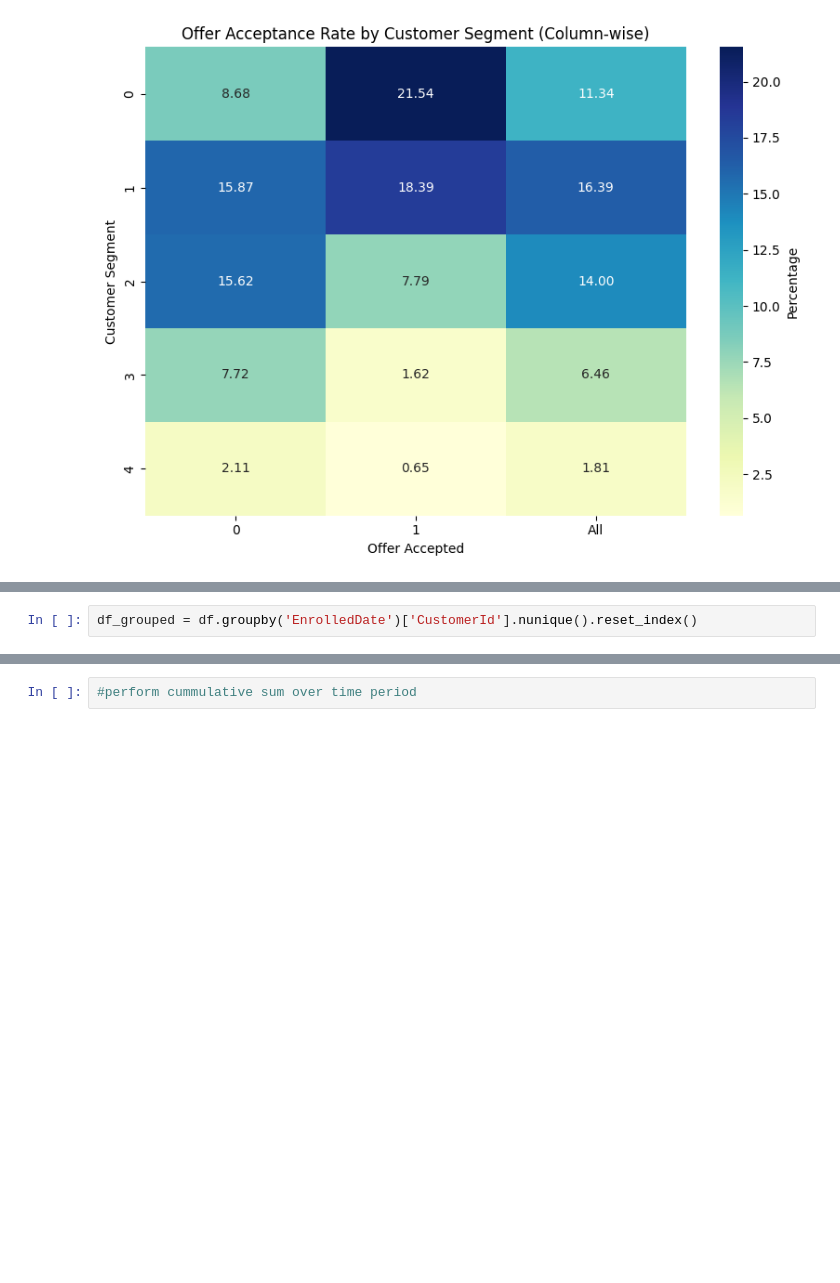
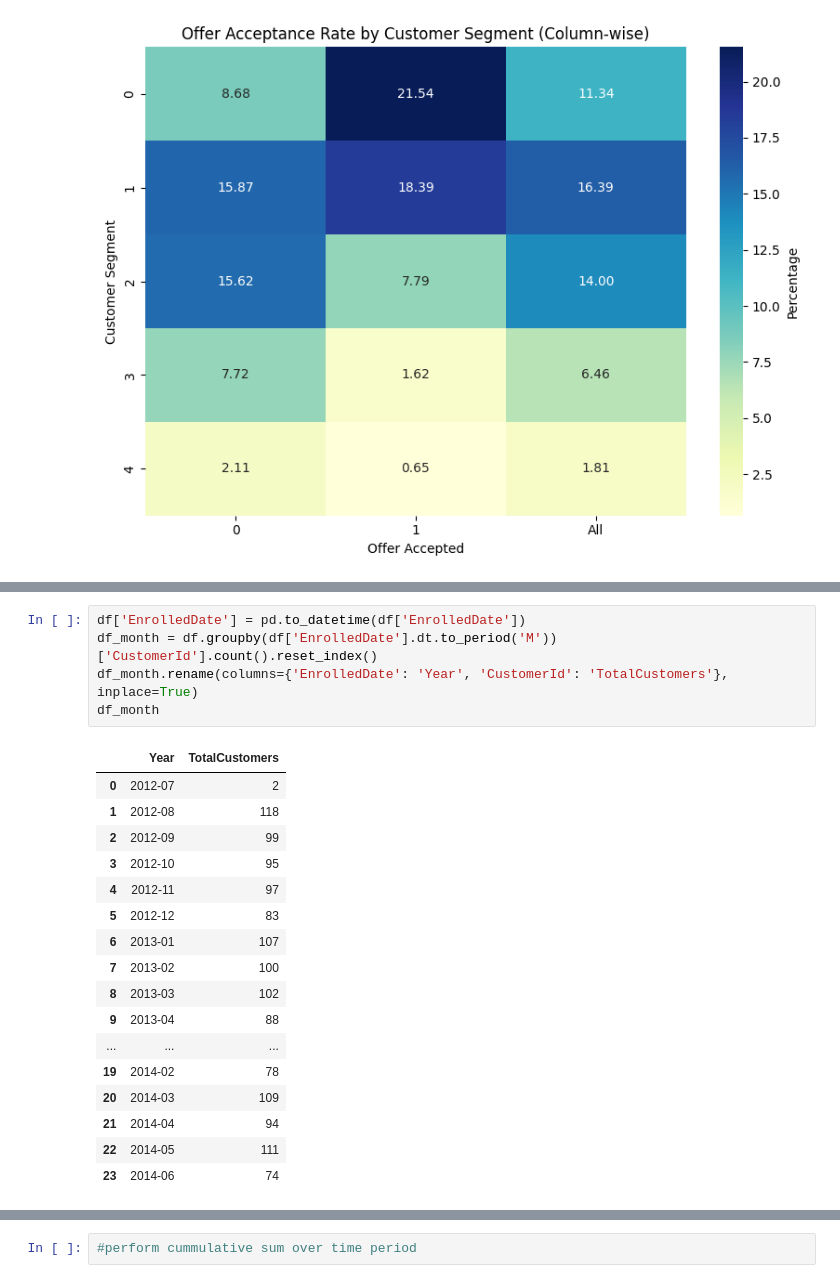
Before and after one commit to akshaykumar2972/POC2025, a Jupyter notebook: EDA.ipynb, the cells around one changed output, grey strips where cells are left out. Drawn from its saved outputs; the diff is of its cells as text; blank space fills up the shorter version.

```diff
--- a/EDA.ipynb
+++ b/EDA.ipynb
@@ -326,3 +281,24 @@ plt.gca().spines[['top', 'right']].set_visible(False)
-# %%
-df_grouped = df.groupby('EnrolledDate')['CustomerId'].nunique().reset_index()
+# %%
+df['EnrolledDate'] = pd.to_datetime(df['EnrolledDate'])
+df_month = df.groupby(df['EnrolledDate'].dt.to_period('M'))['CustomerId'].count().reset_index()
+df_month.rename(columns={'EnrolledDate': 'Year', 'CustomerId': 'TotalCustomers'}, inplace=True)
+df_month
+# %% [output]
+|  | Year | TotalCustomers |
+| 0 | 2012-07 | 2 |
+| 1 | 2012-08 | 118 |
+| 2 | 2012-09 | 99 |
+| 3 | 2012-10 | 95 |
+| 4 | 2012-11 | 97 |
+| 5 | 2012-12 | 83 |
+| 6 | 2013-01 | 107 |
+| 7 | 2013-02 | 100 |
+| 8 | 2013-03 | 102 |
+| 9 | 2013-04 | 88 |
+| ... | ... | ... |
+| 19 | 2014-02 | 78 |
+| 20 | 2014-03 | 109 |
+| 21 | 2014-04 | 94 |
+| 22 | 2014-05 | 111 |
+| 23 | 2014-06 | 74 |
 # %%
```
Also changed, not shown: parts of 3 cells of this notebook.
